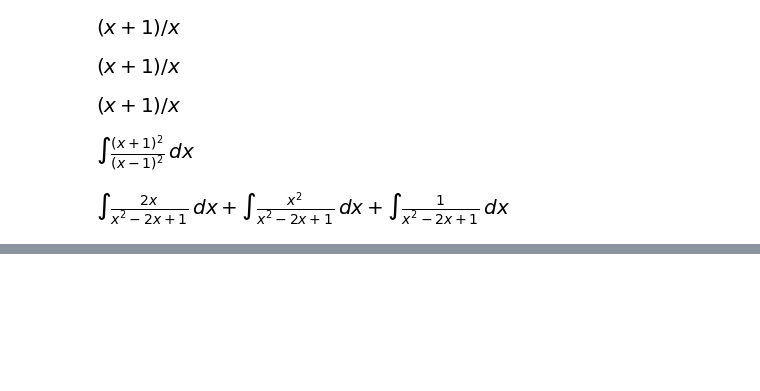
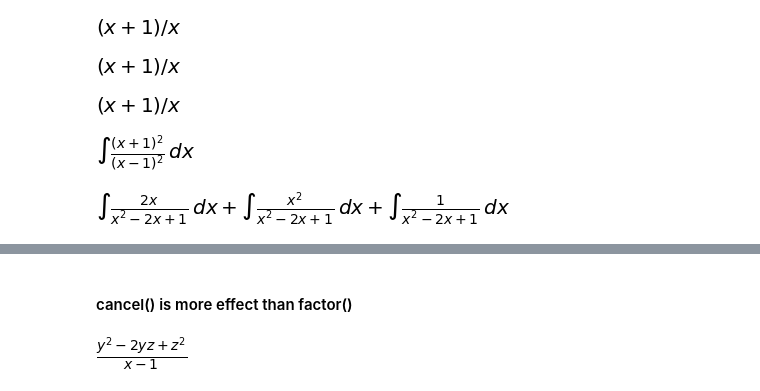
Before and after one commit to rojamogili/Python, a Jupyter notebook: SymPy/simplification_SymPy.ipynb, the cells around one changed output, grey strips where cells are left out. Cells and saved outputs as stored; diff of their text form; code cells hidden in the pictures; blank space fills up the shorter version.

```diff
--- a/SymPy/simplification_SymPy.ipynb
+++ b/SymPy/simplification_SymPy.ipynb
@@ -260,0 +277,6 @@ expand(e)
+# %% [markdown]
+#### cancel() is more effect than factor()
+# %%
+simplify((x*y**2 - 2*x*y*z + x*z**2 + y**2 - 2*y*z + z**2)/(x**2 - 1))
+# %% [output]
+[figure, added]
```
Also changed, not shown: parts of 40 cells of this notebook.
